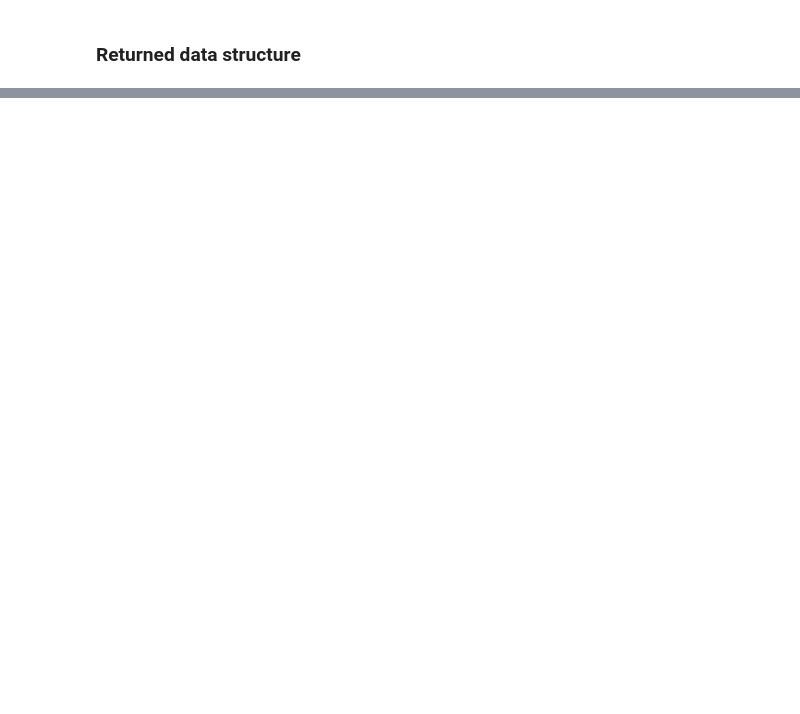
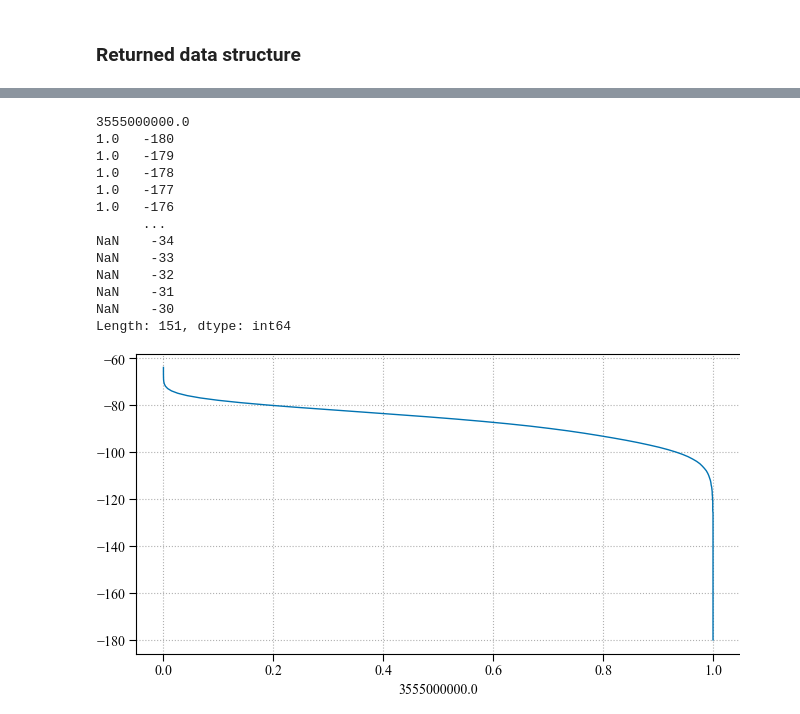
Before and after one commit to usnistgov/nasctn-sea-ingest, a Jupyter notebook: demos/read_seamf.ipynb, the cells around one changed output, grey strips where cells are left out. Drawn from its saved outputs; the diff is of its cells as text; code cells hidden in the pictures; blank space fills up the shorter version.

```diff
--- a/demos/read_seamf.ipynb
+++ b/demos/read_seamf.ipynb
@@ -142,0 +161,31 @@ fig, ax = plt.subplots()
+# %%
+import pandas as pd
+fig, ax = plt.subplots()
+
+apd = (
+    dfs4['apd']
+    .droplevel('datetime')
+    .loc[3.555e9]
+)
+# Crude APD plot: does not apply Rayleigh axis scaling
+# This just shows that the index/data are reversed from what would be expected
+
+# one solution is to create a new series, swapping the axis for the channel data:
+apd = pd.Series(apd.index.values, index=apd)
+apd.plot()
+apd
+# %% [output]
+3555000000.0
+1.0   -180
+1.0   -179
+1.0   -178
+1.0   -177
+1.0   -176
+      ...
+NaN    -34
+NaN    -33
+NaN    -32
+NaN    -31
+NaN    -30
+Length: 151, dtype: int64
+[figure, added]
```
Also changed, not shown: parts of 8 cells of this notebook, 4 other files.
